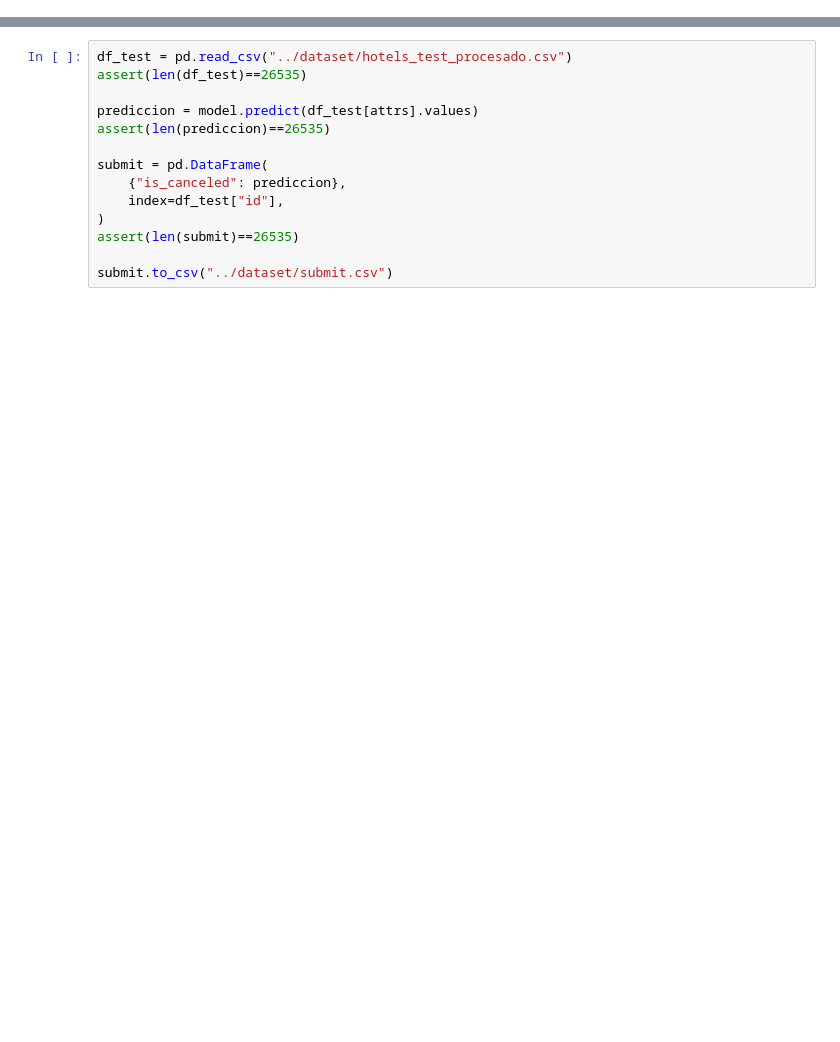
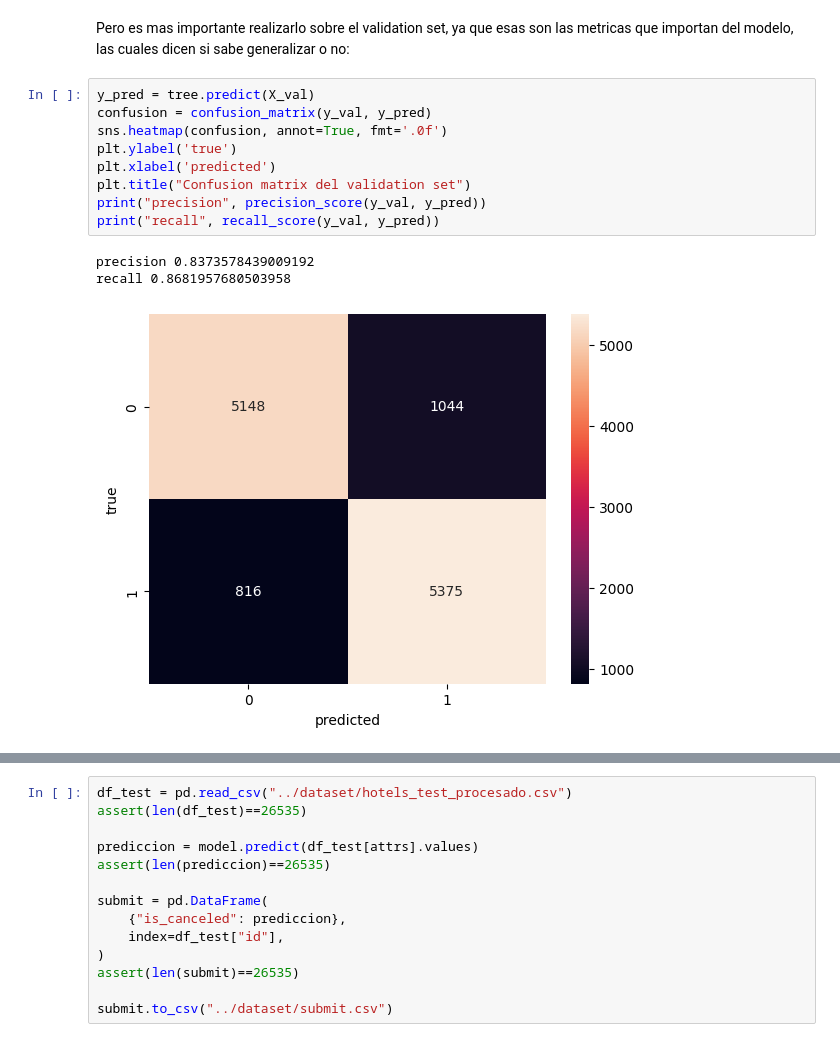
Before and after one commit to LuchoLorenzo1/7506R-1C2023-GRUPO19, a Jupyter notebook: checkpoint2/7506R_TP1_GRUPO19_CH2_ENTREGA.ipynb, the cells around one changed output, grey strips where cells are left out. Drawn from its saved outputs; the diff is of its cells as text; blank space fills up the shorter version.

```diff
--- a/checkpoint2/7506R_TP1_GRUPO19_CH2_ENTREGA.ipynb
+++ b/checkpoint2/7506R_TP1_GRUPO19_CH2_ENTREGA.ipynb
@@ -132,3 +176,18 @@ tree.score(X_test, y_test)
+# %% [markdown]
+Pero es mas importante realizarlo sobre el validation set, ya que esas son las metricas que importan del modelo, las cuales dicen si sabe generalizar o no:
+# %%
+y_pred = tree.predict(X_val)
+confusion = confusion_matrix(y_val, y_pred)
+sns.heatmap(confusion, annot=True, fmt='.0f')
+plt.ylabel('true')
+plt.xlabel('predicted')
+plt.title("Confusion matrix del validation set")
+print("precision", precision_score(y_val, y_pred))
+print("recall", recall_score(y_val, y_pred))
+# %% [output]
+precision 0.8373578439009192
+recall 0.8681957680503958
+[figure, added]
 # %%
 plt.figure(figsize=(100,100))
 tree_plot = plot_tree(tree,
```
Also changed, not shown: parts of 19 cells of this notebook.
